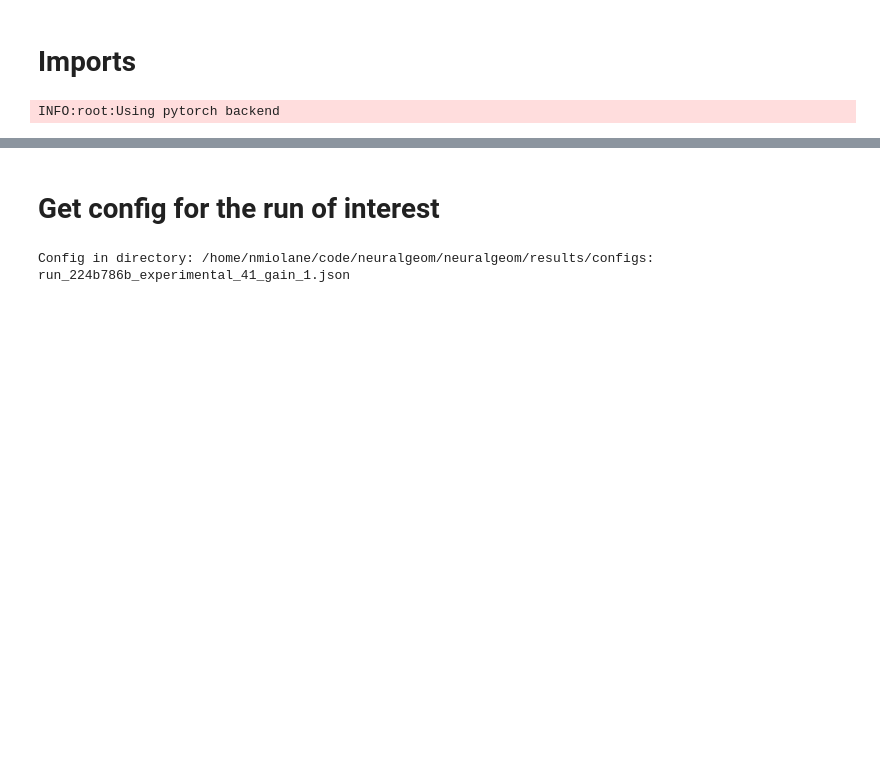
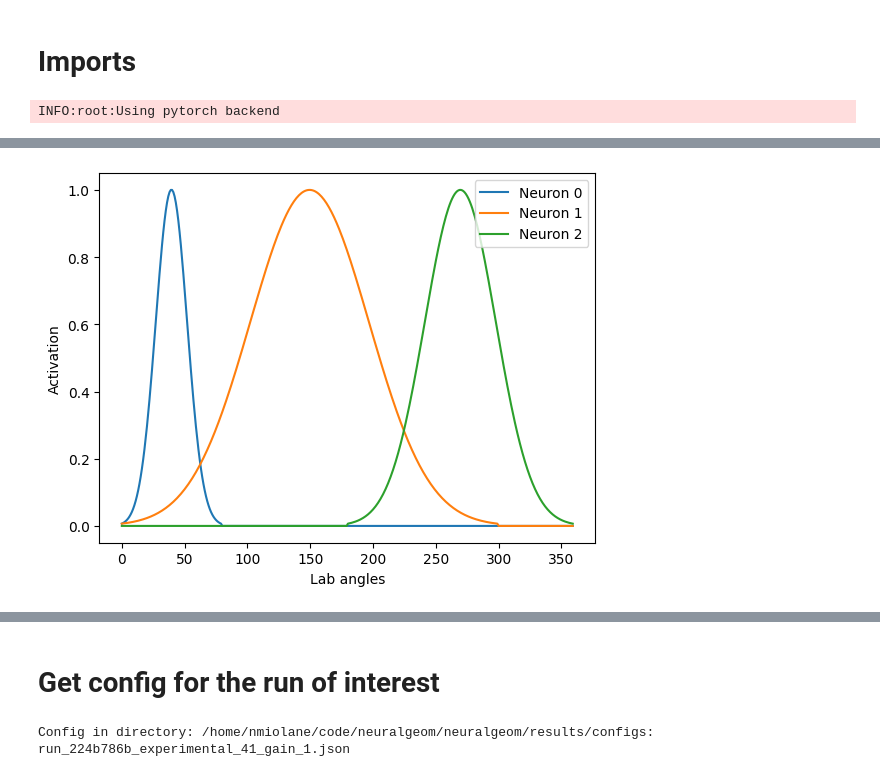
Before and after one commit to geometric-intelligence/neurometry, a Jupyter notebook: neuralgeom/notebooks/07_plot_neural_manifolds.ipynb, the cells around one changed output, grey strips where cells are left out. Drawn from its saved outputs; the diff is of its cells as text; code cells hidden in the pictures; blank space fills up the shorter version.

Commit message:
Add synthetic place cells: 3 neurons and petals

```diff
--- a/neuralgeom/notebooks/07_plot_neural_manifolds.ipynb
+++ b/neuralgeom/notebooks/07_plot_neural_manifolds.ipynb
@@ -50,0 +96,44 @@ INFO:root:Using pytorch backend
+# %%
+import numpy as np
+
+def create_bump_array(position, width):
+    """
+    Creates an array of length 360 filled with zeros, except for a Gaussian bump of specified position and width.
+
+    Args:
+    - position (int): The index of the center of the bump.
+    - width (int): The width of the bump.
+
+    Returns:
+    - bump_array (numpy.ndarray): The array with the Gaussian bump.
+    """
+    # Create array of zeros with length 360
+    bump_array = np.zeros(360)
+
+    # Define the range of indices for the bump
+    left = position - width // 2
+    right = position + width // 2
+
+    # Create the Gaussian bump
+    x = np.linspace(-1, 1, width)
+    bump = np.exp(-x**2 * 5)  # Gaussian bump
+    bump /= np.max(bump)  # Normalize to maximum amplitude of 1
+
+    # Add the bump to the array
+    bump_array[left:right] += bump
+
+    return bump_array
+# %%
+n0 = create_bump_array(40, 80)
+n1 = create_bump_array(150, 300)
+n2 = create_bump_array(270, 180)
+
+plt.plot(np.arange(0, 360, 1), n0, c="C0", label="Neuron 0")
+plt.plot(np.arange(0, 360, 1), n1, c="C1", label="Neuron 1")
+plt.plot(np.arange(0, 360, 1), n2, c="C2", label="Neuron 2")
+plt.xlabel("Lab angles")
+plt.ylabel("Activation")
+plt.legend()
+fig.savefig("notebooks/figures/synthetic_activations.svg")
+# %% [output]
+[figure, added]
```
Also changed, not shown: parts of 8 cells of this notebook.
